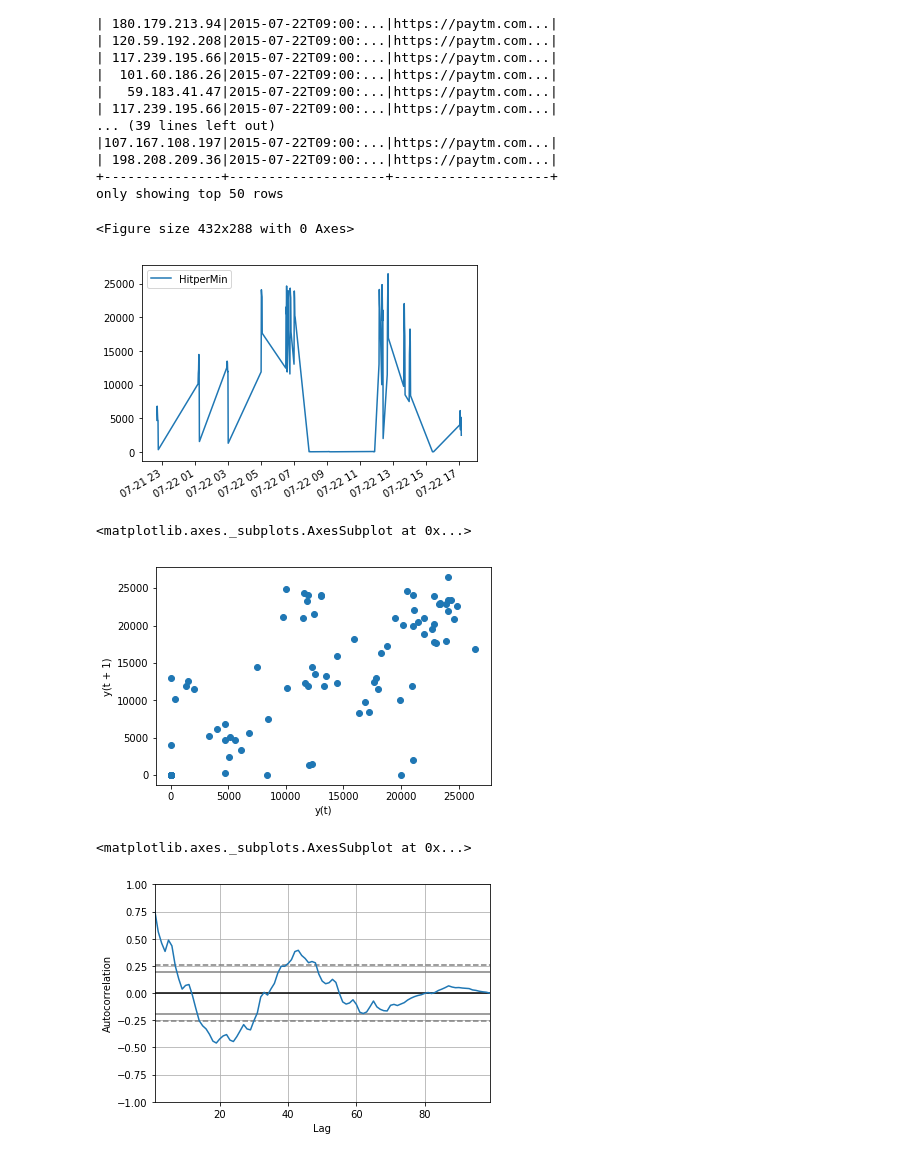
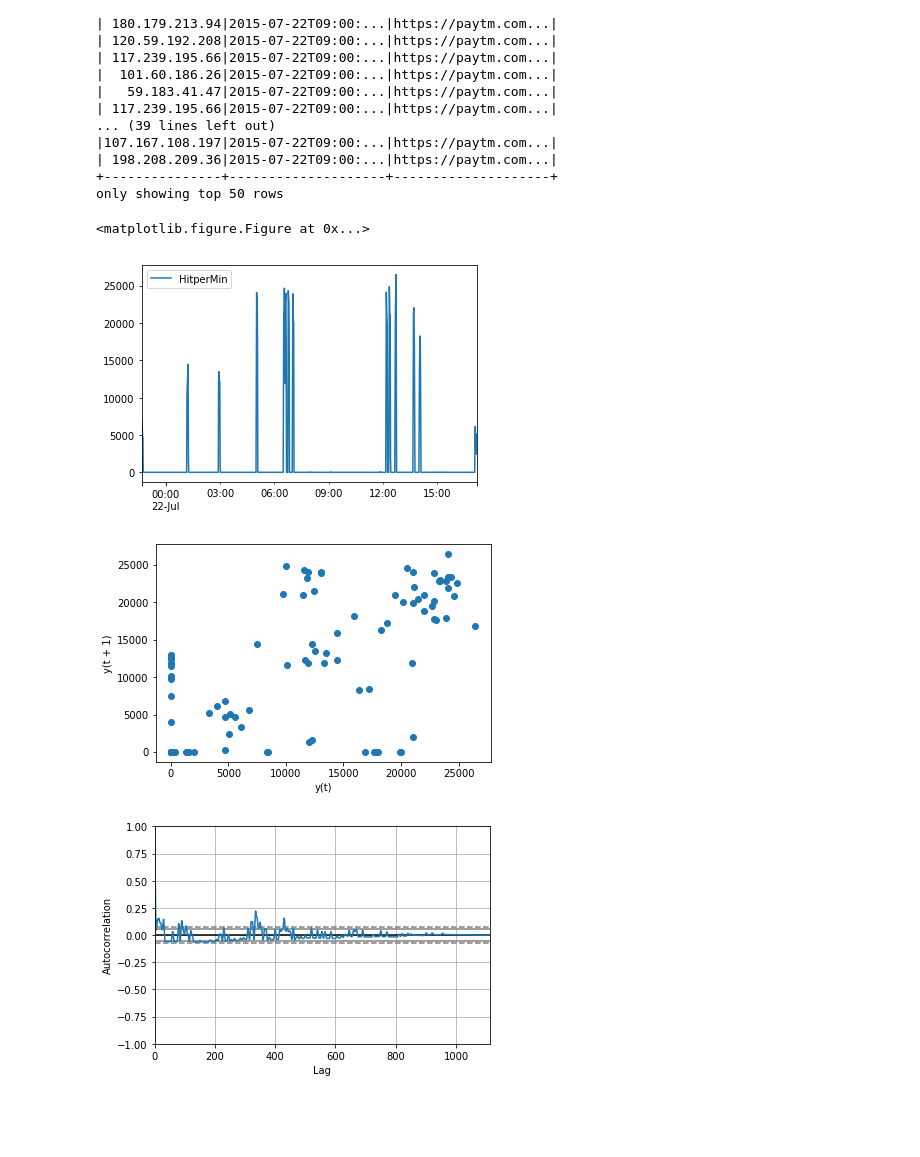
Before and after one commit to chrisplyn/WeblogChallenge, a Jupyter notebook: web_log_challenge_part2.ipynb, the cells around one changed output. Saved outputs shown, nothing was run; the diff lists cells and outputs as text; code cells hidden in the pictures; blank space fills up the shorter version.

```diff
--- a/web_log_challenge_part2.ipynb
+++ b/web_log_challenge_part2.ipynb
@@ -1,5 +1,5 @@
 # %%
-rdd = sc.textFile('../2015_07_22_mktplace_shop_web_log_sample.log')
+rdd = sc.textFile('2015_07_22_mktplace_shop_web_log_sample.log')
 rdd = rdd.map(lambda line: line.split(" "))
 
 from pyspark.sql import Row
@@ -39,5 +39,5 @@ loadperMinPandasDf = loadperMinDF.sort("timewindow.start").toPandas()
 loadperMinPandasDf.index = [s[0] for s in loadperMinPandasDf['timewindow']]
 # %%
 loadperMinPandasDf.drop(['timewindow'],1,inplace=True)
-# %%
-loadperMinPandasDf = loadperMinPandasDf[loadperMinPandasDf['HitperMin'] > 6]
+# %%
+loadperMinFilled = loadperMinPandasDf.asfreq('min').fillna(0)
@@ -44,21 +46,20 @@ loadperMinPandasDf = loadperMinPandasDf[loadperMinPandasDf['HitperMin'] > 6]
 # %%
 import matplotlib.pyplot as plt
 plt.figure()
-loadperMinPandasDf.plot()
+loadperMinFilled.plot()
 plt.show()
 # %% [output]
-<Figure size 432x288 with 0 Axes>
+<matplotlib.figure.Figure at 0x...>
-[figure, old version]
+[figure, new version]
 # %%
-from pandas.plotting import lag_plot
-
-lag_plot(loadperMinPandasDf)
+from pandas.tools.plotting import lag_plot
+lag_plot(loadperMinFilled)
+plt.show()
 # %% [output]
-<matplotlib.axes._subplots.AxesSubplot at 0x...>
-[figure, old version]
+[figure, new version]
 # %%
-from pandas.plotting import autocorrelation_plot
-autocorrelation_plot(loadperMinPandasDf)
+from pandas.tools.plotting import autocorrelation_plot
+autocorrelation_plot(loadperMinFilled)
+plt.show()
 # %% [output]
-<matplotlib.axes._subplots.AxesSubplot at 0x...>
-[figure, old version]
+[figure, new version]
```
Also changed, not shown: parts of 5 cells of this notebook.
